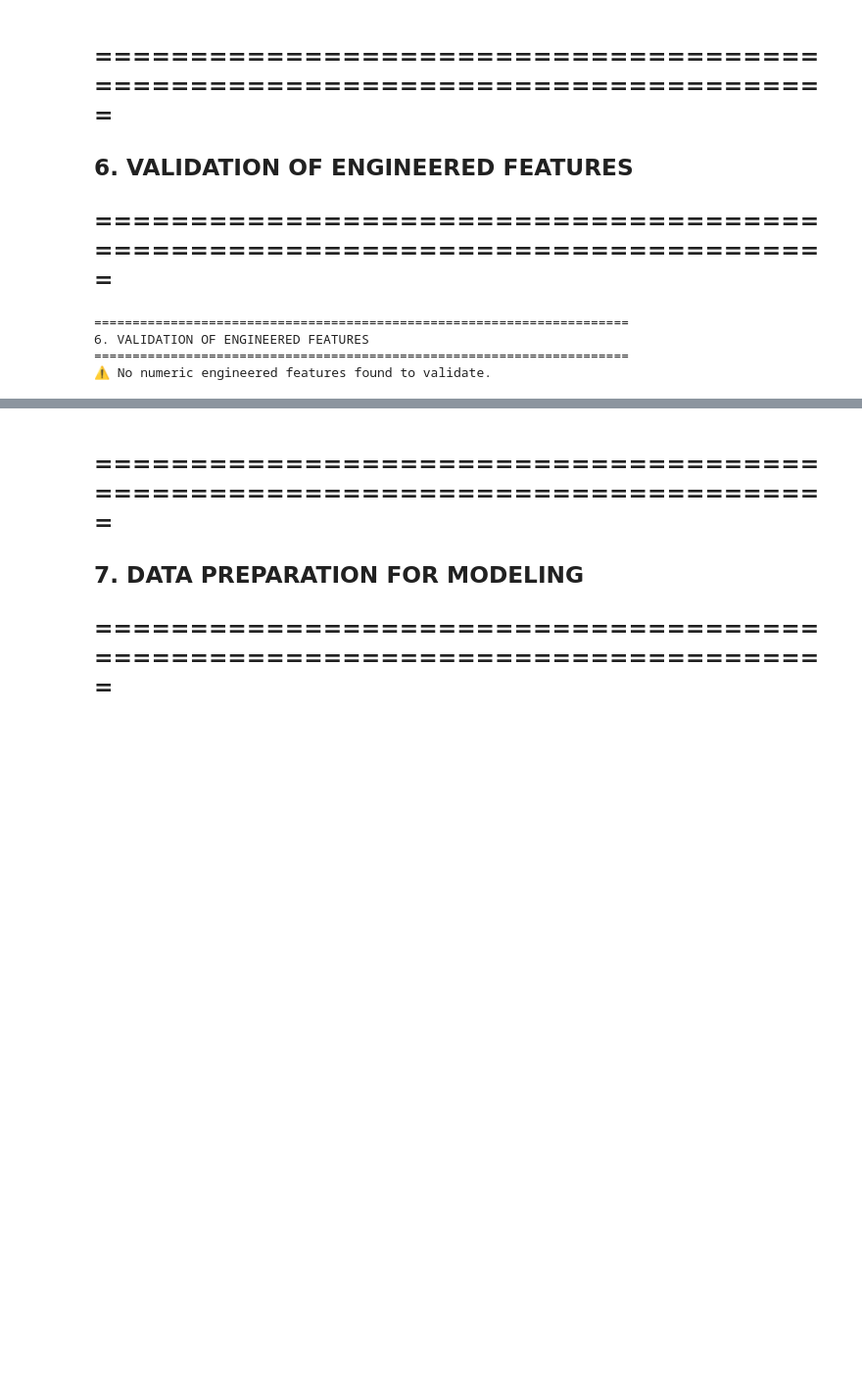
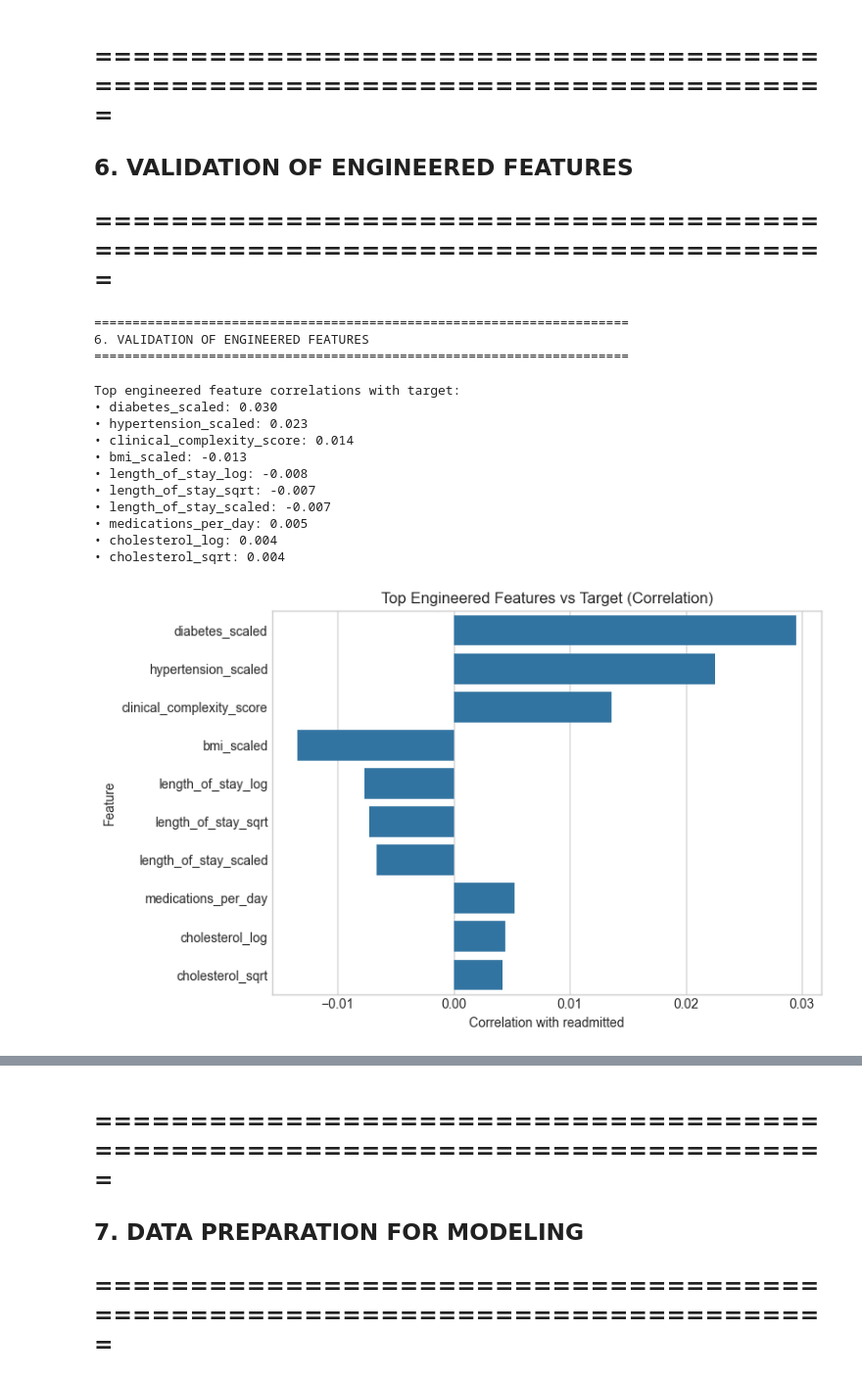
Before and after one commit to albertokabore/Hospital-Readmission-Prediction, a Jupyter notebook: notebooks/Readmission_Project.ipynb, the cells around one changed output, grey strips where cells are left out. Shown at 98% size. Drawn from its saved outputs; the diff is of its cells as text; code cells hidden in the pictures; blank space fills up the shorter version.

Commit message:
Updating the VALIDATION OF ENGINEERED FEATURES

```diff
--- a/notebooks/Readmission_Project.ipynb
+++ b/notebooks/Readmission_Project.ipynb
@@ -637,11 +637,18 @@ if "clinical_complexity_score" in df_engineered.columns:
 ## =============================================================================
 ## 6. VALIDATION OF ENGINEERED FEATURES
 ## =============================================================================
+# %%
+# =============================================================================
+# 6. VALIDATION OF ENGINEERED FEATURES
+# =============================================================================
+print("\n" + "=" * 70)
+print("6. VALIDATION OF ENGINEERED FEATURES")
+print("=" * 70)
+# %% [output]
+======================================================================
+6. VALIDATION OF ENGINEERED FEATURES
+======================================================================
 # %%
-print("\n" + "=" * 70)
-print("6. VALIDATION OF ENGINEERED FEATURES")
-print("=" * 70)
-
 # Keep only numeric engineered features
 engineered_numeric = [
     c for c in engineered_features
@@ -649,7 +656,6 @@ engineered_numeric = [
 ]
 
 if engineered_numeric:
-    # Correlations between engineered numeric features and target
     eng_corr = {
         c: df_engineered[c].corr(df_engineered[target_col])
         for c in engineered_numeric
@@ -659,25 +665,31 @@ if engineered_numeric:
         key=lambda x: abs(x[1]),
         reverse=True
     )
-
-    print("Top engineered feature correlations with readmitted:")
+    print("Top engineered feature correlations with target:")
     for feat, val in sorted_eng[:10]:
         print(f"• {feat}: {val:.3f}")
-
-    # Barplot of top engineered features
-    top_eng_df = pd.DataFrame(sorted_eng[:10], columns=["feature", "corr"])
-    plt.figure(figsize=(8, 5))
-    sns.barplot(data=top_eng_df, x="corr", y="feature", orient="h")
-    plt.title("Top Engineered Features vs Readmission (Correlation)")
-    plt.xlabel("Correlation with readmitted")
-    plt.ylabel("Feature")
-    plt.tight_layout()
-    plt.show()
-else:
-    print("⚠️ No numeric engineered features found to validate.")
 # %% [output]
-======================================================================
-6. VALIDATION OF ENGINEERED FEATURES
-======================================================================
-⚠️ No numeric engineered features found to validate.
+Top engineered feature correlations with target:
+• diabetes_scaled: 0.030
+• hypertension_scaled: 0.023
+• clinical_complexity_score: 0.014
+• bmi_scaled: -0.013
+• length_of_stay_log: -0.008
+• length_of_stay_sqrt: -0.007
+• length_of_stay_scaled: -0.007
+• medications_per_day: 0.005
+• cholesterol_log: 0.004
+• cholesterol_sqrt: 0.004
+# %%
+
+    top_eng_df = pd.DataFrame(sorted_eng[:10], columns=["feature", "corr"])
+    plt.figure(figsize=(8, 5))
+    sns.barplot(data=top_eng_df, x="corr", y="feature", orient="h")
+    plt.title("Top Engineered Features vs Target (Correlation)")
+    plt.xlabel(f"Correlation with {target_col}")
+    plt.ylabel("Feature")
+    plt.tight_layout()
+    plt.show()
+# %% [output]
+[figure, added]
 # %%
```
Also changed, not shown: parts of 2 cells of this notebook.
